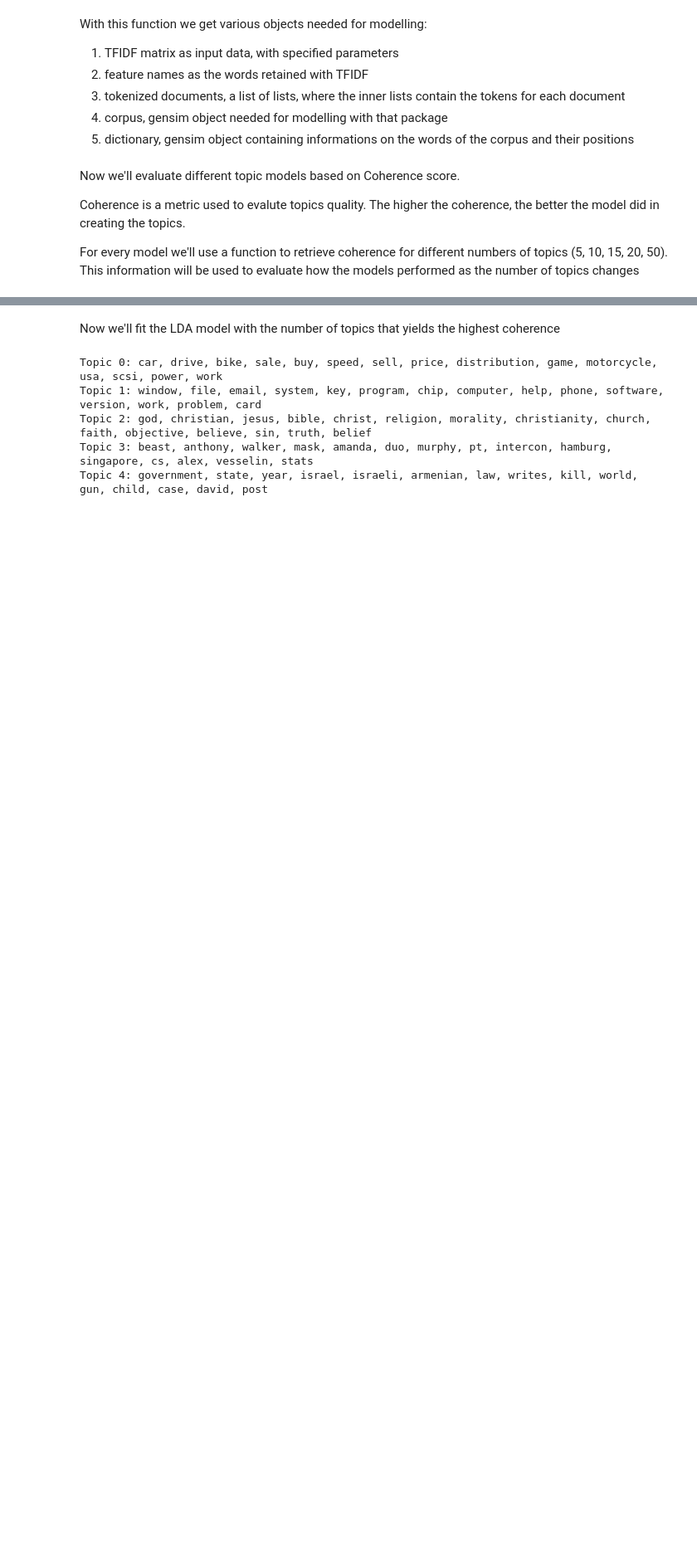
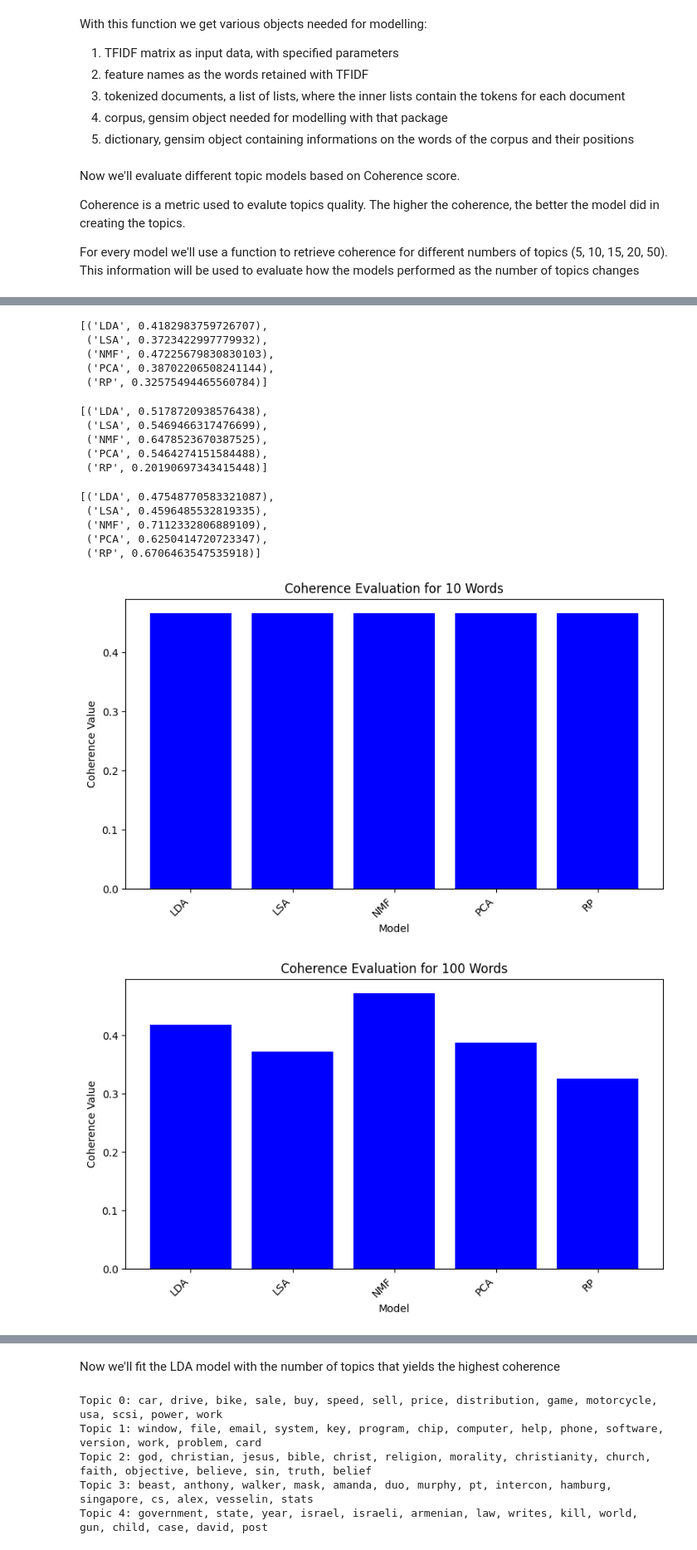
Before and after one commit to AndreFerrero/topic-modelling, a Jupyter notebook: scripts/models.ipynb, the cells around one changed output, grey strips where cells are left out. Shown: that part at 83% size. Drawn from its saved outputs; the diff is of its cells as text; code cells hidden in the pictures; blank space fills up the shorter version.

Commit message:
graphs

```diff
--- a/scripts/models.ipynb
+++ b/scripts/models.ipynb
@@ -43,7 +33,7 @@ topics = [5, 10, 20, 50]
 evaluation_by_topics = {}
 
 for n_topics in topics:
-    metrics = coherence_by_topics(topics = n_topics, corpus=corpus, dictionary=dictionary,
+    metrics_words = coherence_by_topics(n = n_topics, corpus=corpus, dictionary=dictionary,
                                texts=tokenized_docs, feature_names=feature_names, tfidf=tfidf_matrix)
 
-    evaluation_by_topics[n_topics] = metrics
+    evaluation_by_topics[n_topics] = metrics_words
@@ -141,14 +71,0 @@ evaluation_words['RP']
-# %%
-for model in models:
-    metrics = evaluation_words[model]
-    words, coherence_values = zip(*metrics)
-
-    # Convert words to string for plotting
-    words_str = list(map(str, words))
-
-    # Create a bar plot
-    plt.bar(words_str, coherence_values, align='center', alpha=0.7)
-    plt.xlabel('Number of Words')
-    plt.ylabel('Coherence Value')
-    plt.title(f'Coherence Values for {model}')
-    plt.show()
@@ -160,0 +72,8 @@ for model in models:
+# %%
+words = [10, 100, 1000, 10000]
+# %%
+evaluation_by_words = {}
+
+for n_words in words:
+    metrics_words = coherence_by_words(df, n = n_words)
+    evaluation_by_words[n_words] = metrics_words
@@ -160,0 +88,24 @@ for model in models:
+# %%
+evaluation_by_words[100]
+# %% [output]
+[('LDA', 0.4182983759726707),
+ ('LSA', 0.3723422997779932),
+ ('NMF', 0.47225679830830103),
+ ('PCA', 0.38702206508241144),
+ ('RP', 0.32575494465560784)]
+# %%
+evaluation_by_words[1000]
+# %% [output]
+[('LDA', 0.5178720938576438),
+ ('LSA', 0.5469466317476699),
+ ('NMF', 0.6478523670387525),
+ ('PCA', 0.5464274151584488),
+ ('RP', 0.20190697343415448)]
+# %%
+evaluation_by_words[10000]
+# %% [output]
+[('LDA', 0.47548770583321087),
+ ('LSA', 0.4596485532819335),
+ ('NMF', 0.7112332806889109),
+ ('PCA', 0.6250414720723347),
+ ('RP', 0.6706463547535918)]
@@ -160,0 +116,16 @@ for model in models:
+# %%
+# Plotting separate bar plots for each word count
+for n_words, metrics_words in evaluation_by_words.items():
+    model_names, coherence_values = zip(*metrics_words)
+
+    plt.figure(figsize=(8, 5))
+    plt.bar(model_names, coherence_values, color='blue')
+    plt.xlabel('Model')
+    plt.ylabel('Coherence Value')
+    plt.title(f'Coherence Evaluation for {n_words} Words')
+    plt.xticks(rotation=45, ha='right')
+    plt.tight_layout()
+    plt.show()
+# %% [output]
+[figure, added]
+[figure, added]
```
Also changed, not shown: parts of 24 cells of this notebook.
